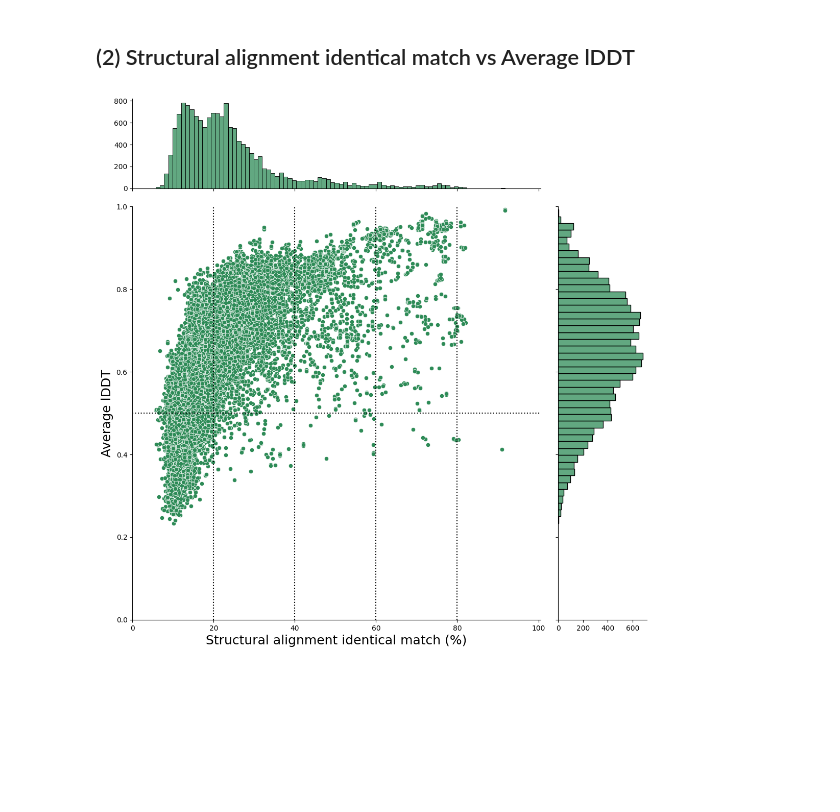
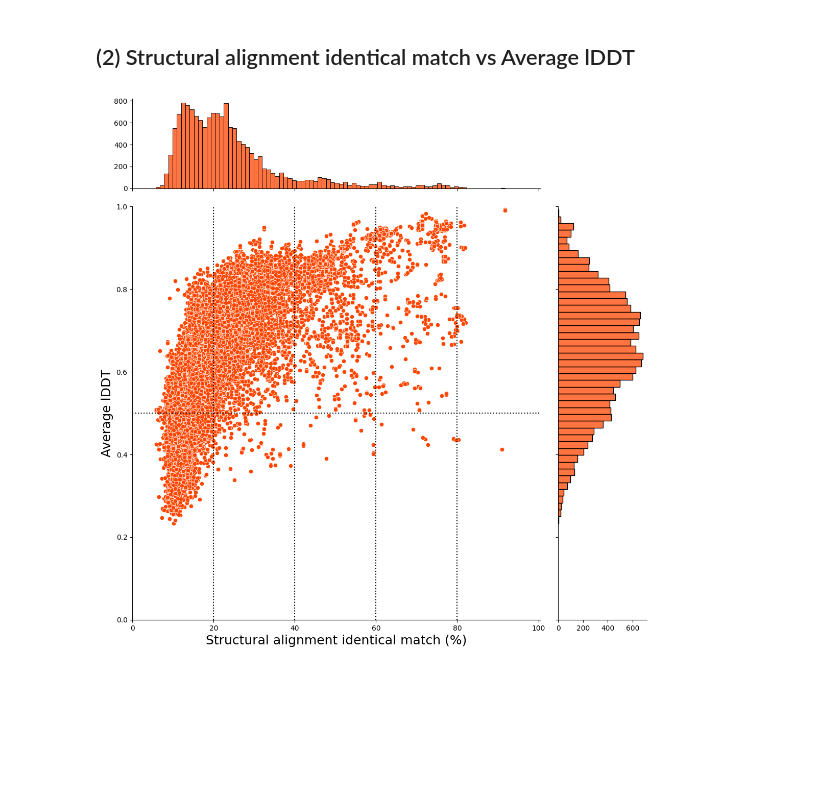
Before and after one commit to yonesora56/HS_rice_analysis, a Jupyter notebook: notebooks/13_foldseek_result_parse_2_up.ipynb, the cells around one changed output. Cells and saved outputs as stored; diff of their text form; code cells hidden in the pictures.

```diff
--- a/notebooks/13_foldseek_result_parse_2_up.ipynb
+++ b/notebooks/13_foldseek_result_parse_2_up.ipynb
@@ -106,34 +106,34 @@ shape: (14_997, 28)
 # %%
 foldseek_filter_viz = foldseek_result.to_pandas()
 sns.jointplot(
     data=foldseek_filter_viz,
     x="pident", # structural alignment identical match from foldseek result
     y="lddt",
-    color="seagreen",
+    color="orangered",
     height=11,
     ratio=4,
     marginal_ticks=True
 )
 
 plt.xlim(0,100.5)
 plt.ylim(0,1)
 plt.xlabel("Structural alignment identical match (%)", fontsize=18)
 plt.ylabel("Average lDDT", fontsize=18) # see foldseek github https://github.com/steineggerlab/foldseek?tab=readme-ov-file#output-search
 plt.axvline(x=20, color="black", linestyle=":")
 plt.axvline(x=40, color="black", linestyle=":")
 plt.axvline(x=60, color="black", linestyle=":")
 plt.axvline(x=80, color="black", linestyle=":")
 plt.axhline(y=0.5, color="black", linestyle=":")
 
 plt.savefig(
     f"../Data/21_foldseek_plot_result_image/rice_up/{VERSION}/foldseek_result_rice_up_pident_lddt_{VERSION}.png",
     dpi=500,
     bbox_inches="tight"
 )
 
 plt.show()
 # %% [output]
-[figure, old version]
+[figure, new version]
 # %% [markdown]
 &nbsp;
 
```
Also changed, not shown: parts of 11 cells of this notebook, 2 other files.
